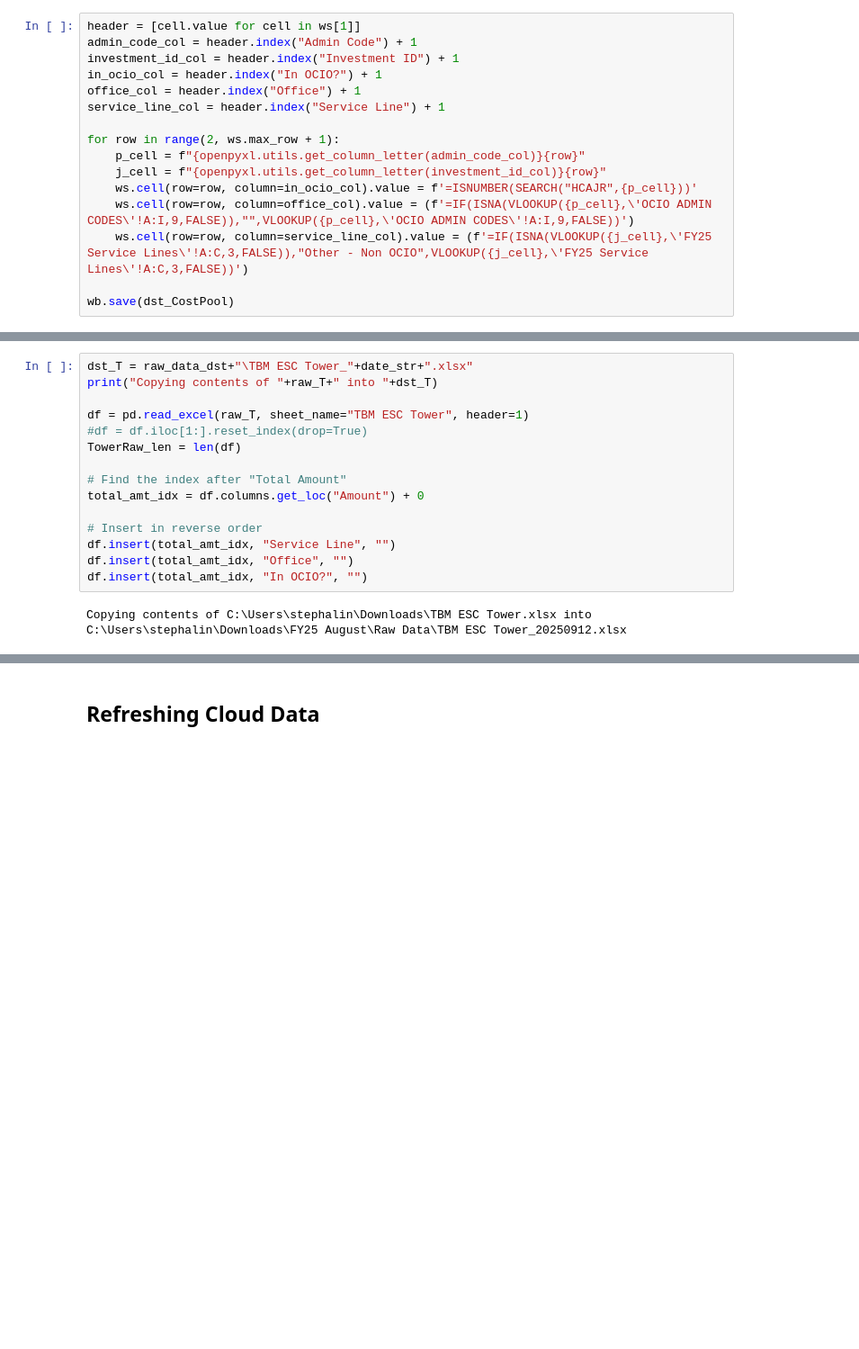
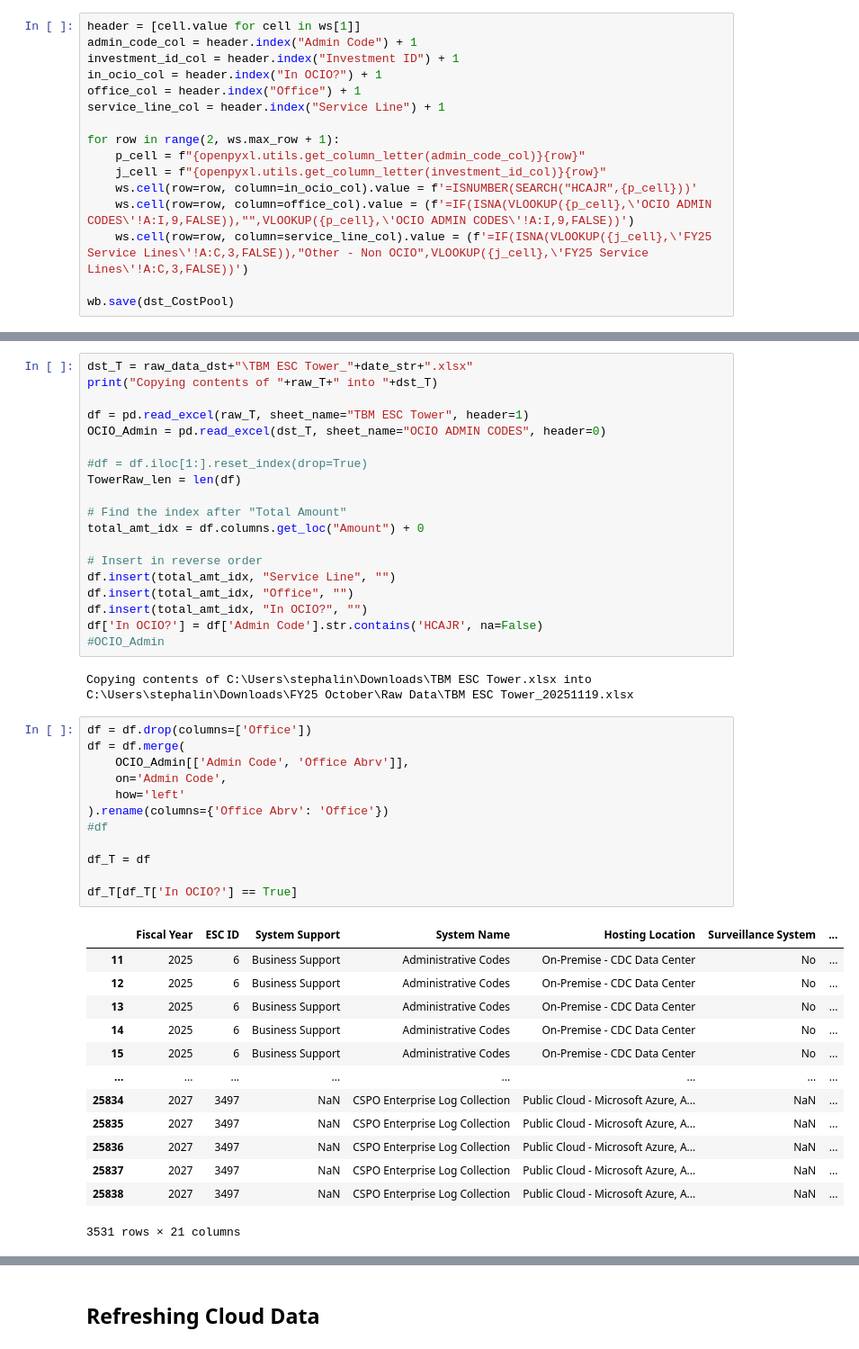
Before and after one commit to notanaccount475/analyticsscripts, a Jupyter notebook: Data Refresh.ipynb, the cells around one changed output, grey strips where cells are left out. Shown at 90% size. Cells and saved outputs as stored; diff of their text form; blank space fills up the shorter version.

```diff
--- a/Data Refresh.ipynb
+++ b/Data Refresh.ipynb
@@ -322,6 +325,8 @@ dst_T = raw_data_dst+"\TBM ESC Tower_"+date_str+".xlsx"
 print("Copying contents of "+raw_T+" into "+dst_T)
 
 df = pd.read_excel(raw_T, sheet_name="TBM ESC Tower", header=1)
+OCIO_Admin = pd.read_excel(dst_T, sheet_name="OCIO ADMIN CODES", header=0)
+
 #df = df.iloc[1:].reset_index(drop=True)
 TowerRaw_len = len(df)
 
@@ -332,8 +337,36 @@ total_amt_idx = df.columns.get_loc("Amount") + 0
 df.insert(total_amt_idx, "Service Line", "")
 df.insert(total_amt_idx, "Office", "")
 df.insert(total_amt_idx, "In OCIO?", "")
+df['In OCIO?'] = df['Admin Code'].str.contains('HCAJR', na=False)
+#OCIO_Admin
 # %% [output]
-Copying contents of C:\Users\stephalin\Downloads\TBM ESC Tower.xlsx into C:\Users\stephalin\Downloads\FY25 August\Raw Data\TBM ESC Tower_20250912.xlsx
+Copying contents of C:\Users\stephalin\Downloads\TBM ESC Tower.xlsx into C:\Users\stephalin\Downloads\FY25 October\Raw Data\TBM ESC Tower_20251119.xlsx
+# %%
+df = df.drop(columns=['Office'])
+df = df.merge(
+    OCIO_Admin[['Admin Code', 'Office Abrv']],
+    on='Admin Code',
+    how='left'
+).rename(columns={'Office Abrv': 'Office'})
+#df
+
+df_T = df
+
+df_T[df_T['In OCIO?'] == True]
+# %% [output]
+|  | Fiscal Year | ESC ID | System Support | System Name | Hosting Location | Surveillance System | ... |
+| 11 | 2025 | 6 | Business Support | Administrative Codes | On-Premise - CDC Data Center | No | ... |
+| 12 | 2025 | 6 | Business Support | Administrative Codes | On-Premise - CDC Data Center | No | ... |
+| 13 | 2025 | 6 | Business Support | Administrative Codes | On-Premise - CDC Data Center | No | ... |
+| 14 | 2025 | 6 | Business Support | Administrative Codes | On-Premise - CDC Data Center | No | ... |
+| 15 | 2025 | 6 | Business Support | Administrative Codes | On-Premise - CDC Data Center | No | ... |
+| ... | ... | ... | ... | ... | ... | ... | ... |
+| 25834 | 2027 | 3497 | NaN | CSPO Enterprise Log Collection | Public Cloud - Microsoft Azure, A... | NaN | ... |
+| 25835 | 2027 | 3497 | NaN | CSPO Enterprise Log Collection | Public Cloud - Microsoft Azure, A... | NaN | ... |
+| 25836 | 2027 | 3497 | NaN | CSPO Enterprise Log Collection | Public Cloud - Microsoft Azure, A... | NaN | ... |
+| 25837 | 2027 | 3497 | NaN | CSPO Enterprise Log Collection | Public Cloud - Microsoft Azure, A... | NaN | ... |
+| 25838 | 2027 | 3497 | NaN | CSPO Enterprise Log Collection | Public Cloud - Microsoft Azure, A... | NaN | ... |
+3531 rows × 21 columns
 # %%
 with pd.ExcelWriter(dst_T, engine="openpyxl", mode="a", if_sheet_exists="replace") as writer:
     df.to_excel(writer, sheet_name="TBM ESC Tower", index=False)
```
Also changed, not shown: parts of 44 cells of this notebook.
